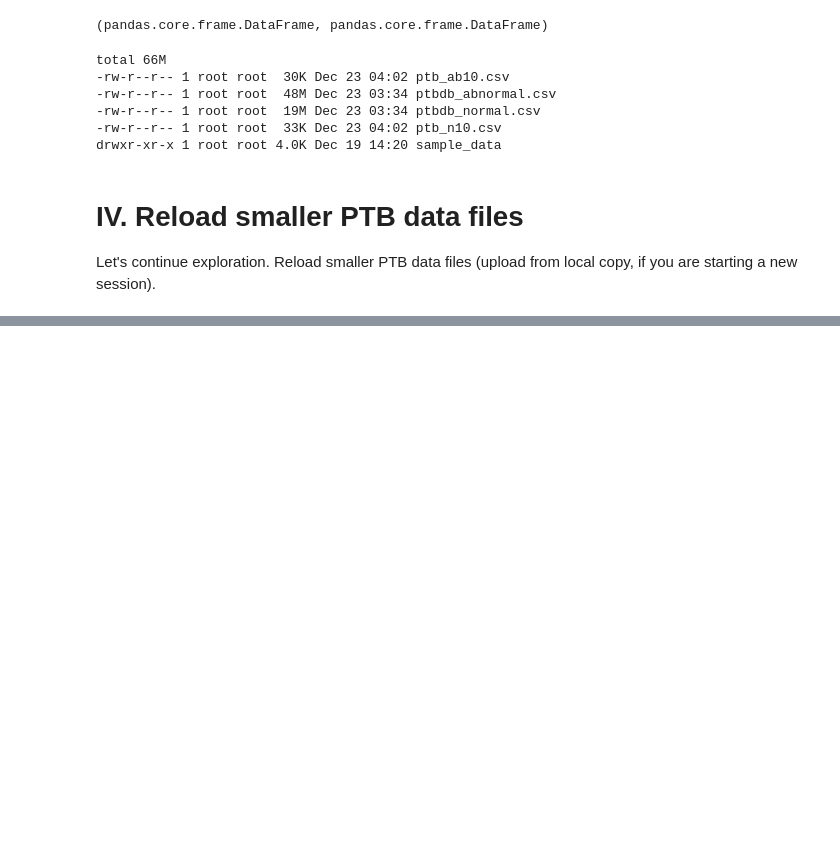
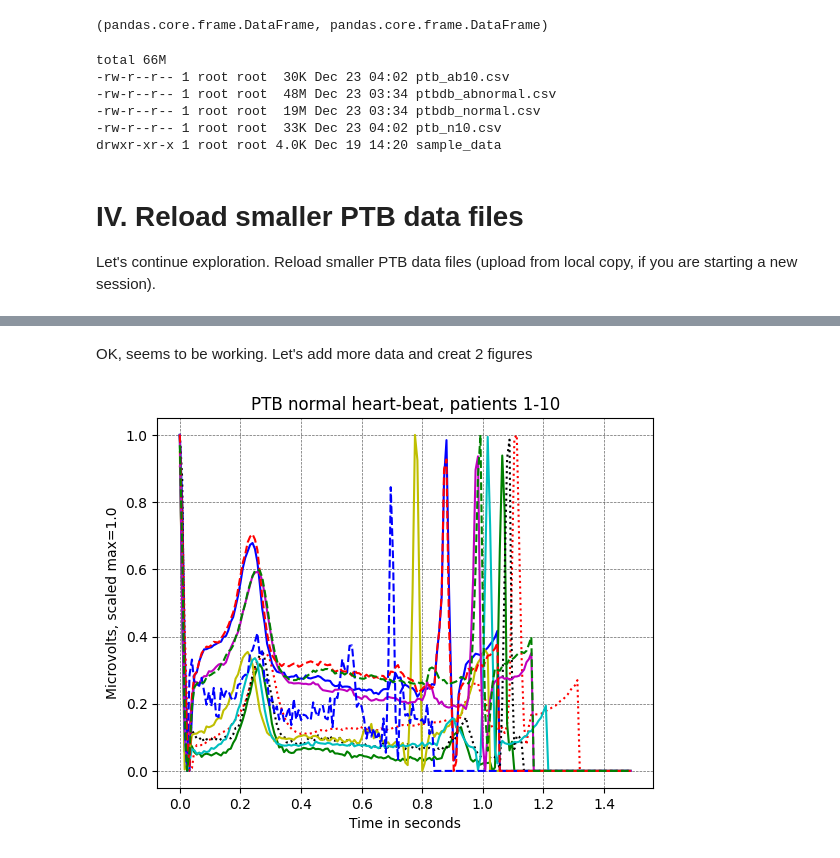
Before and after one commit to JennEYoon/ECG-transform, a Jupyter notebook: notebooks/demo_read_csv.ipynb, the cells around one changed output, grey strips where cells are left out. Cells and saved outputs as stored; diff of their text form; code cells hidden in the pictures; blank space fills up the shorter version.

```diff
--- a/notebooks/demo_read_csv.ipynb
+++ b/notebooks/demo_read_csv.ipynb
@@ -265,0 +304,26 @@ df_ab10.head(1)
+# %% [markdown]
+OK, seems to be working.  Let's add more data and creat 2 figures
+# %%
+# To refactor the code using a for loop to iterate over the indices
+# and handle the creation of X1, X2, X3, etc., we can store the
+# data in a list and then use a loop to plot them.
+
+# List comprehension. Create list of X[i] values.
+X = [df_n10.iloc[i, 0:187] for i in range(10)]
+Y = np.arange(187)/125
+
+# Create figure object
+fig2, ax2 = plt.subplots(1, 1)
+# Define the line styles and colors
+colors = ['b-', 'r:', 'g-', 'k:', 'y-', 'c-', 'm-', 'b--', 'r--', 'g--']
+
+for i in range(10):
+    plt.plot(Y, X[i], colors[i])  # Plot each X[i] with the corresponding color/style
+
+plt.grid(color='k', linestyle='--', linewidth=0.5, alpha=0.6)
+plt.title('PTB normal heart-beat, patients 1-10')
+plt.xlabel('Time in seconds')  # x-axis label
+plt.ylabel('Microvolts, scaled max=1.0')  # y-axis label
+plt.show()
+# %% [output]
+[figure, added]
```
Also changed, not shown: parts of 14 cells of this notebook.
